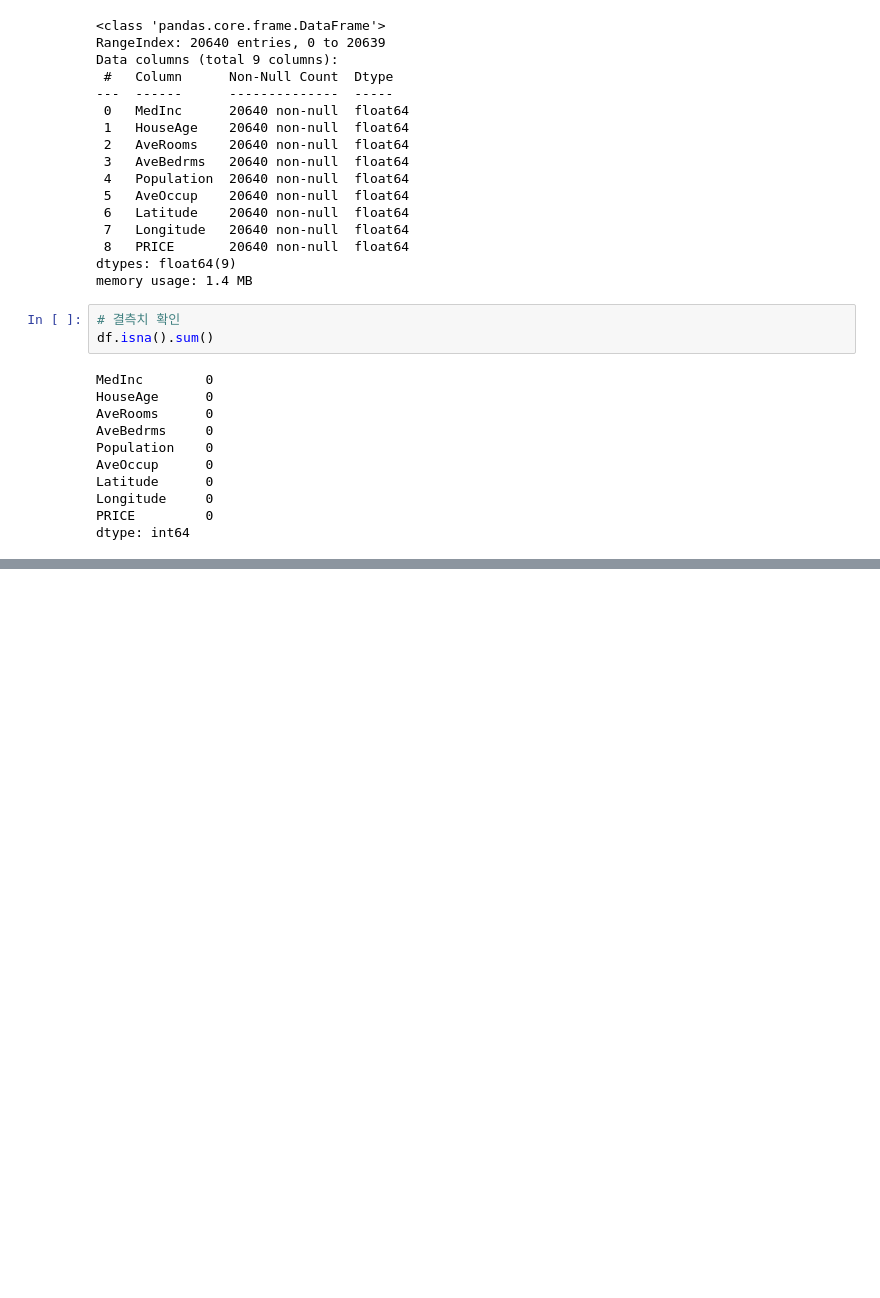
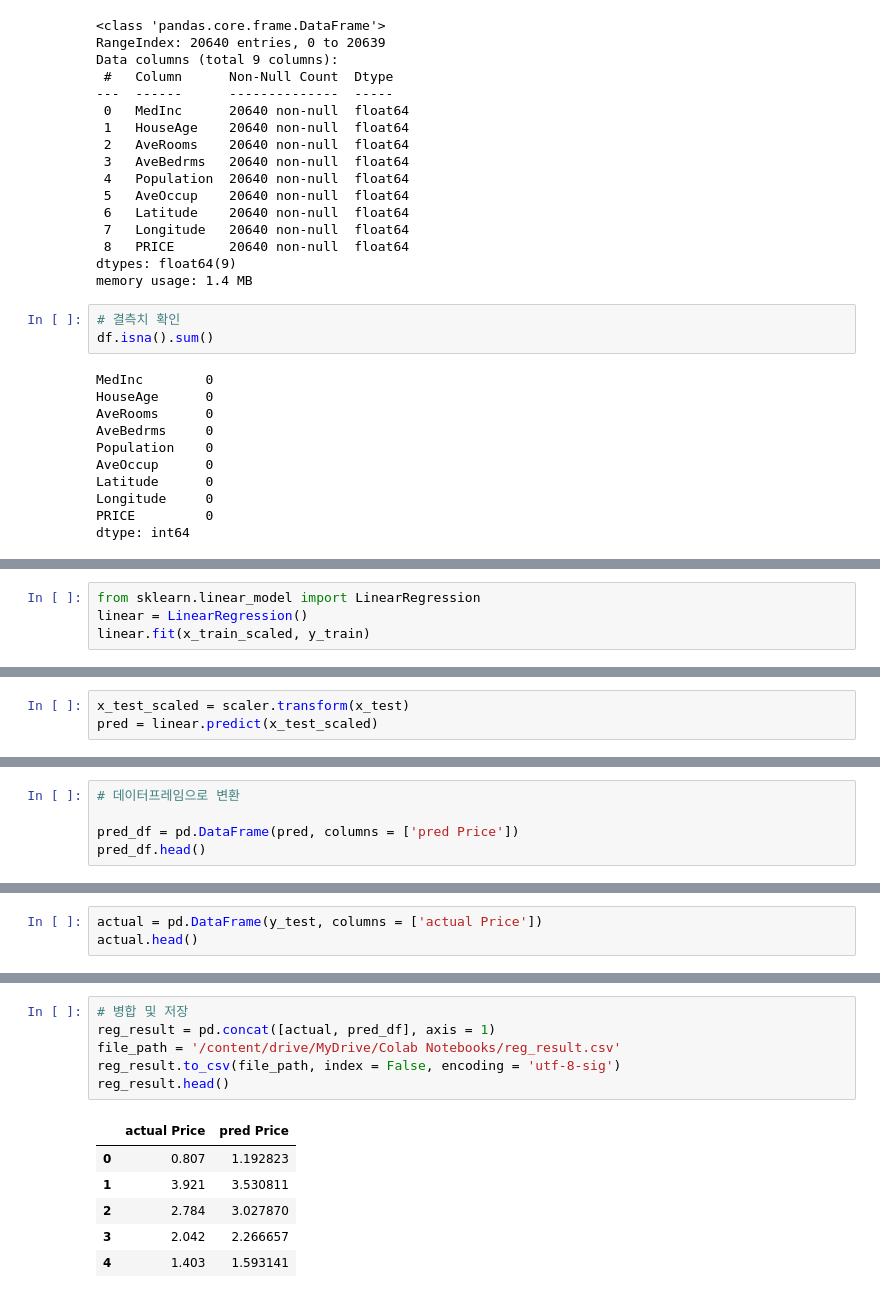
Before and after one commit to DANU011/practice-analysis, a Jupyter notebook: bigdata/bigdata_chap5_regression.ipynb, the cells around one changed output, grey strips where cells are left out. Cells and saved outputs as stored; diff of their text form; blank space fills up the shorter version.

Commit message:
end_chap5_regression

```diff
--- a/bigdata/bigdata_chap5_regression.ipynb
+++ b/bigdata/bigdata_chap5_regression.ipynb
@@ -91,0 +138,4 @@ for i, feature in enumerate(features) :
+# %%
+from sklearn.linear_model import LinearRegression
+linear = LinearRegression()
+linear.fit(x_train_scaled, y_train)
@@ -91,0 +167,3 @@ for i, feature in enumerate(features) :
+# %%
+x_test_scaled = scaler.transform(x_test)
+pred = linear.predict(x_test_scaled)
@@ -91,0 +185,5 @@ for i, feature in enumerate(features) :
+# %%
+# 데이터프레임으로 변환
+
+pred_df = pd.DataFrame(pred, columns = ['pred Price'])
+pred_df.head()
@@ -91,0 +197,3 @@ for i, feature in enumerate(features) :
+# %%
+actual = pd.DataFrame(y_test, columns = ['actual Price'])
+actual.head()
@@ -91,0 +214,13 @@ for i, feature in enumerate(features) :
+# %%
+# 병합 및 저장
+reg_result = pd.concat([actual, pred_df], axis = 1)
+file_path = '/content/drive/MyDrive/Colab Notebooks/reg_result.csv'
+reg_result.to_csv(file_path, index = False, encoding = 'utf-8-sig')
+reg_result.head()
+# %% [output]
+|  | actual Price | pred Price |
+| 0 | 0.807 | 1.192823 |
+| 1 | 3.921 | 3.530811 |
+| 2 | 2.784 | 3.027870 |
+| 3 | 2.042 | 2.266657 |
+| 4 | 1.403 | 1.593141 |
```
Also changed, not shown: parts of 16 cells of this notebook.
